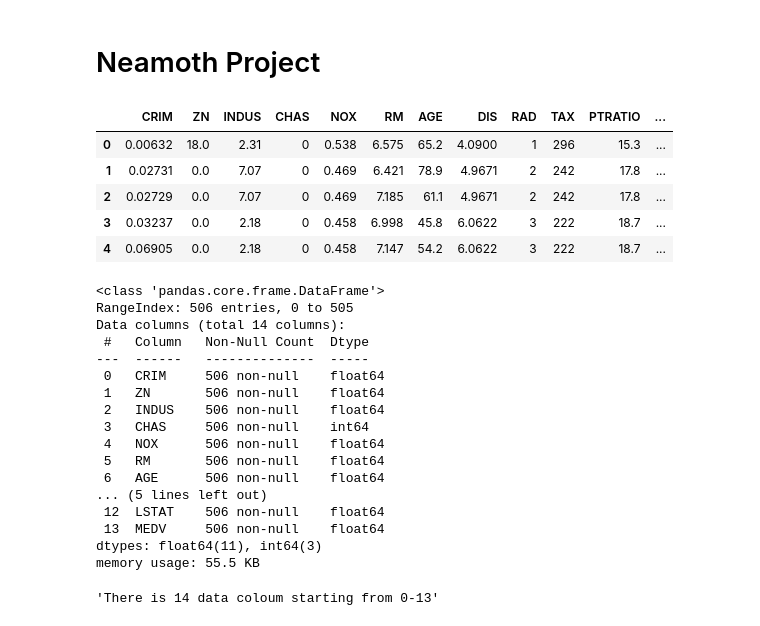
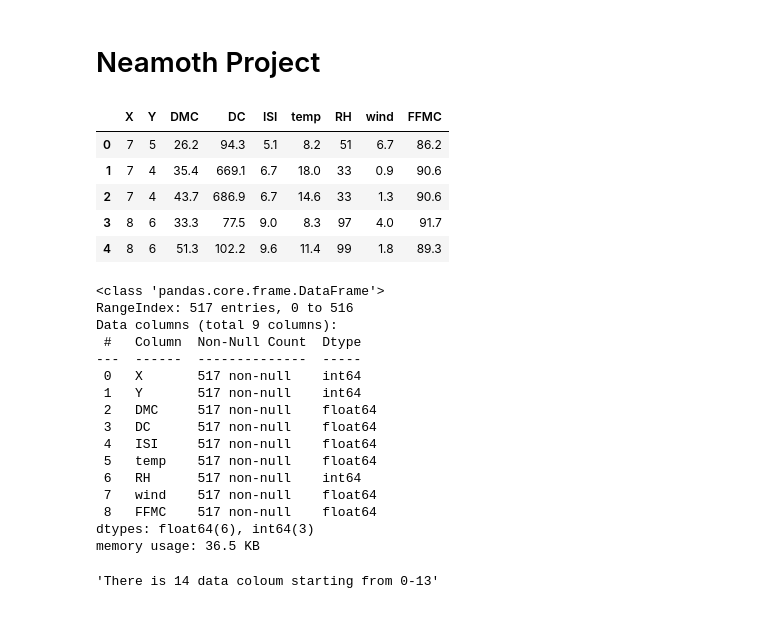
Before and after one commit to neamoth/dataminingproject, a Jupyter notebook: Neamoth(162-15-8202).ipynb, the cells around one changed output. Cells and saved outputs as stored; diff of their text form; code cells hidden in the pictures.

```diff
--- a/Neamoth(162-15-8202).ipynb
+++ b/Neamoth(162-15-8202).ipynb
@@ -3,39 +3,38 @@
 # %%
 import pandas as pd
 # %%
-housing = pd.read_csv("data.csv")
+fire = pd.read_csv("forestfires.csv")
 # %%
-housing.head()
+fire.head()
 
 #Head function is basicall show me the top 5 data in my dataset
 # %% [output]
-|  | CRIM | ZN | INDUS | CHAS | NOX | RM | AGE | DIS | RAD | TAX | PTRATIO | ... |
-| 0 | 0.00632 | 18.0 | 2.31 | 0 | 0.538 | 6.575 | 65.2 | 4.0900 | 1 | 296 | 15.3 | ... |
-| 1 | 0.02731 | 0.0 | 7.07 | 0 | 0.469 | 6.421 | 78.9 | 4.9671 | 2 | 242 | 17.8 | ... |
-| 2 | 0.02729 | 0.0 | 7.07 | 0 | 0.469 | 7.185 | 61.1 | 4.9671 | 2 | 242 | 17.8 | ... |
-| 3 | 0.03237 | 0.0 | 2.18 | 0 | 0.458 | 6.998 | 45.8 | 6.0622 | 3 | 222 | 18.7 | ... |
-| 4 | 0.06905 | 0.0 | 2.18 | 0 | 0.458 | 7.147 | 54.2 | 6.0622 | 3 | 222 | 18.7 | ... |
+|  | X | Y | DMC | DC | ISI | temp | RH | wind | FFMC |
+| 0 | 7 | 5 | 26.2 | 94.3 | 5.1 | 8.2 | 51 | 6.7 | 86.2 |
+| 1 | 7 | 4 | 35.4 | 669.1 | 6.7 | 18.0 | 33 | 0.9 | 90.6 |
+| 2 | 7 | 4 | 43.7 | 686.9 | 6.7 | 14.6 | 33 | 1.3 | 90.6 |
+| 3 | 8 | 6 | 33.3 | 77.5 | 9.0 | 8.3 | 97 | 4.0 | 91.7 |
+| 4 | 8 | 6 | 51.3 | 102.2 | 9.6 | 11.4 | 99 | 1.8 | 89.3 |
 # %%
-housing.info()
+fire.info()
 #This function basically show me that if there is any null data and what is the data type
 '''There is 14 data coloum starting from 0-13'''
 # %% [output]
 <class 'pandas.core.frame.DataFrame'>
-RangeIndex: 506 entries, 0 to 505
-Data columns (total 14 columns):
- #   Column   Non-Null Count  Dtype
----  ------   --------------  -----
- 0   CRIM     506 non-null    float64
- 1   ZN       506 non-null    float64
- 2   INDUS    506 non-null    float64
- 3   CHAS     506 non-null    int64
- 4   NOX      506 non-null    float64
- 5   RM       506 non-null    float64
- 6   AGE      506 non-null    float64
-... (5 lines left out)
- 12  LSTAT    506 non-null    float64
- 13  MEDV     506 non-null    float64
-dtypes: float64(11), int64(3)
-memory usage: 55.5 KB
+RangeIndex: 517 entries, 0 to 516
+Data columns (total 9 columns):
+ #   Column  Non-Null Count  Dtype
+---  ------  --------------  -----
+ 0   X       517 non-null    int64
+ 1   Y       517 non-null    int64
+ 2   DMC     517 non-null    float64
+ 3   DC      517 non-null    float64
+ 4   ISI     517 non-null    float64
+ 5   temp    517 non-null    float64
+ 6   RH      517 non-null    int64
+ 7   wind    517 non-null    float64
+ 8   FFMC    517 non-null    float64
+dtypes: float64(6), int64(3)
+memory usage: 36.5 KB
 'There is 14 data coloum starting from 0-13'
 # %%
```
Also changed, not shown: parts of 8 cells of this notebook.
